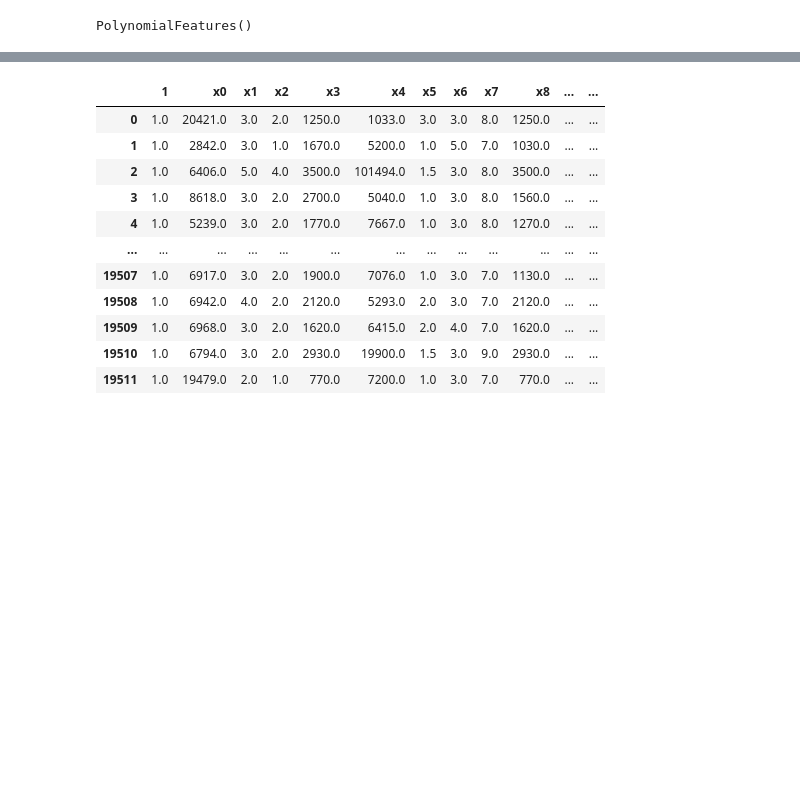
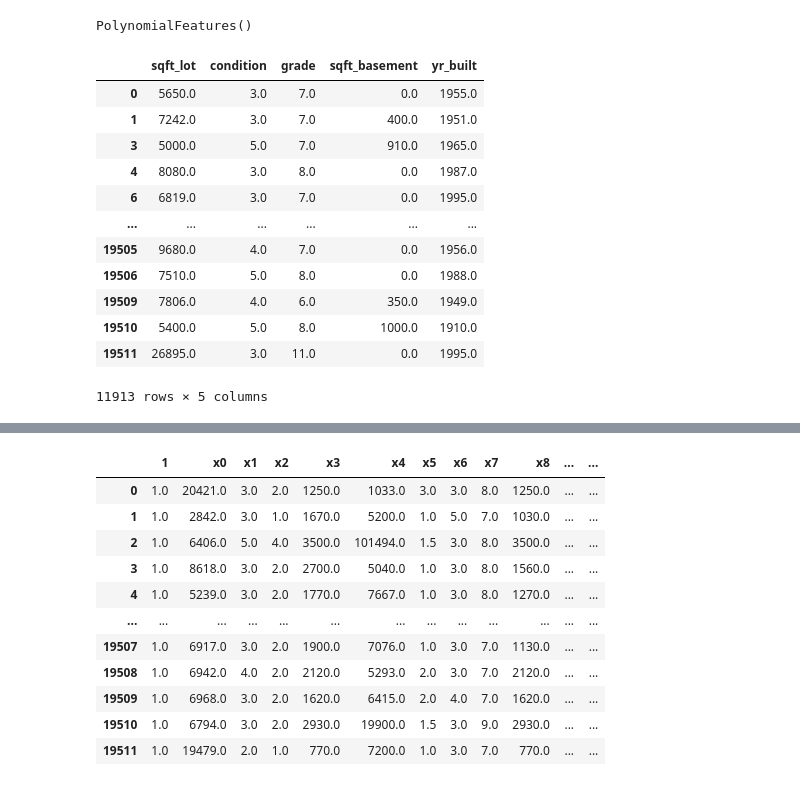
Before and after one commit to MNLKuzmin/RepoDontRoam, a Jupyter notebook: student.ipynb, the cells around one changed output, grey strips where cells are left out. Saved outputs shown, nothing was run; the diff lists cells and outputs as text; code cells hidden in the pictures; blank space fills up the shorter version.

```diff
--- a/student.ipynb
+++ b/student.ipynb
@@ -1786,0 +1787,16 @@ PolynomialFeatures()
+# %%
+Xcut
+# %% [output]
+|  | sqft_lot | condition | grade | sqft_basement | yr_built |
+| 0 | 5650.0 | 3.0 | 7.0 | 0.0 | 1955.0 |
+| 1 | 7242.0 | 3.0 | 7.0 | 400.0 | 1951.0 |
+| 3 | 5000.0 | 5.0 | 7.0 | 910.0 | 1965.0 |
+| 4 | 8080.0 | 3.0 | 8.0 | 0.0 | 1987.0 |
+| 6 | 6819.0 | 3.0 | 7.0 | 0.0 | 1995.0 |
+| ... | ... | ... | ... | ... | ... |
+| 19505 | 9680.0 | 4.0 | 7.0 | 0.0 | 1956.0 |
+| 19506 | 7510.0 | 5.0 | 8.0 | 0.0 | 1988.0 |
+| 19509 | 7806.0 | 4.0 | 6.0 | 350.0 | 1949.0 |
+| 19510 | 5400.0 | 5.0 | 8.0 | 1000.0 | 1910.0 |
+| 19511 | 26895.0 | 3.0 | 11.0 | 0.0 | 1995.0 |
+11913 rows × 5 columns
```
Also changed, not shown: parts of 28 cells of this notebook, 5 other files.
